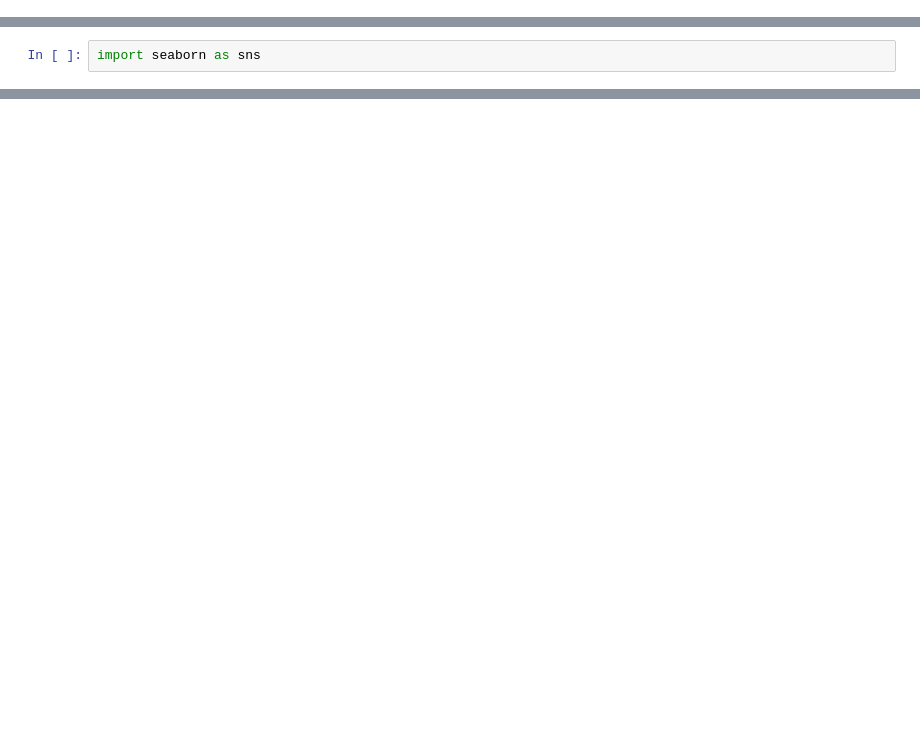
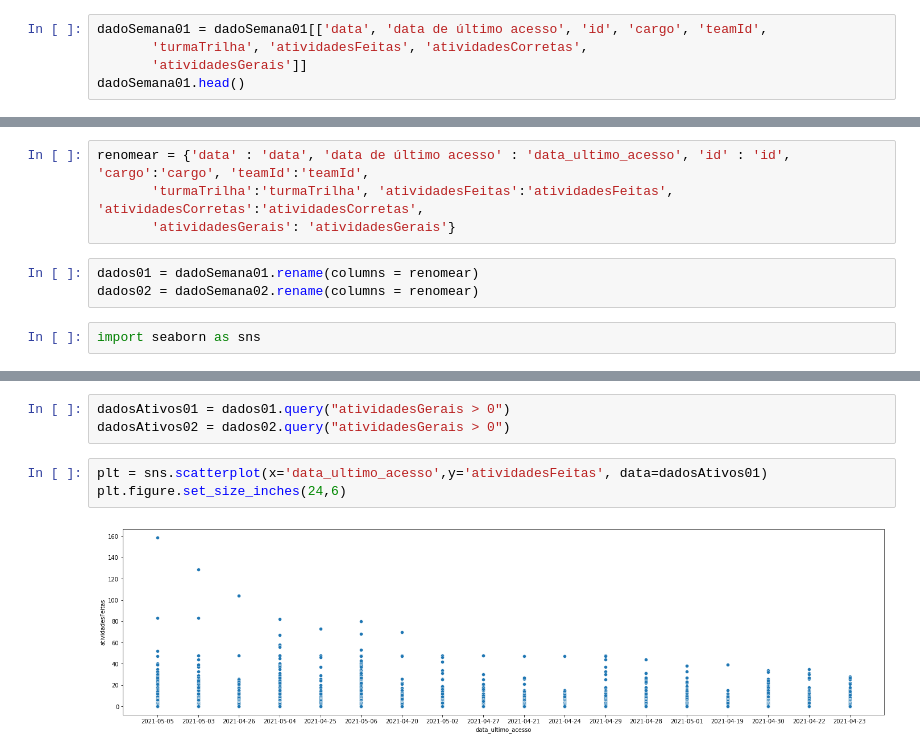
Before and after one commit to marcelopaludetto/aulao-datascience, a Jupyter notebook: aulaoDataScience.ipynb, the cells around one changed output, grey strips where cells are left out. Cells and saved outputs as stored; diff of their text form; blank space fills up the shorter version.

```diff
--- a/aulaoDataScience.ipynb
+++ b/aulaoDataScience.ipynb
@@ -27,0 +8,5 @@ Index(['data', 'data de último acesso', 'id', 'email', 'cargo', 'teamId',
+# %%
+dadoSemana01 = dadoSemana01[['data', 'data de último acesso', 'id', 'cargo', 'teamId',
+       'turmaTrilha', 'atividadesFeitas', 'atividadesCorretas',
+       'atividadesGerais']]
+dadoSemana01.head()
@@ -28,2 +32,9 @@ Index(['data', 'data de último acesso', 'id', 'email', 'cargo', 'teamId',
+# %%
+renomear = {'data' : 'data', 'data de último acesso' : 'data_ultimo_acesso', 'id' : 'id', 'cargo':'cargo', 'teamId':'teamId',
+       'turmaTrilha':'turmaTrilha', 'atividadesFeitas':'atividadesFeitas', 'atividadesCorretas':'atividadesCorretas',
+       'atividadesGerais': 'atividadesGerais'}
+# %%
+dados01 = dadoSemana01.rename(columns = renomear)
+dados02 = dadoSemana02.rename(columns = renomear)
 # %%
 import seaborn as sns
@@ -65,0 +46,8 @@ SyntaxError: ignored
+# %%
+dadosAtivos01 = dados01.query("atividadesGerais > 0")
+dadosAtivos02 = dados02.query("atividadesGerais > 0")
+# %%
+plt = sns.scatterplot(x='data_ultimo_acesso',y='atividadesFeitas', data=dadosAtivos01)
+plt.figure.set_size_inches(24,6)
+# %% [output]
+[figure, added]
```
Also changed, not shown: parts of 27 cells of this notebook.
